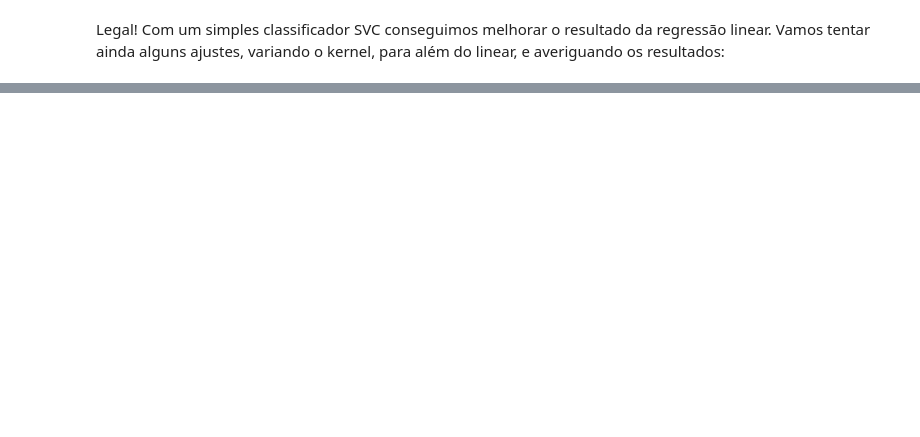
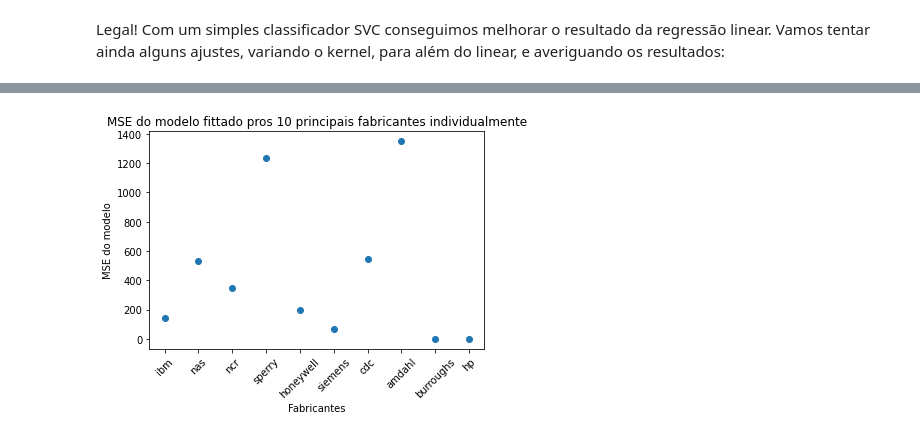
Before and after one commit to igorcj/computer_hardware, a Jupyter notebook: modelagem.ipynb, the cells around one changed output, grey strips where cells are left out. Saved outputs shown, nothing was run; the diff lists cells and outputs as text; code cells hidden in the pictures; blank space fills up the shorter version.

```diff
--- a/modelagem.ipynb
+++ b/modelagem.ipynb
@@ -195,0 +308,9 @@ for kernel in ['linear', 'poly', 'rbf', 'sigmoid']:
+# %%
+plt.scatter(fabricantes, mse)
+plt.xticks(rotation=45)
+plt.xlabel('Fabricantes')
+plt.ylabel('MSE do modelo')
+plt.title('MSE do modelo fittado pros 10 principais fabricantes individualmente')
+plt.show()
+# %% [output]
+[figure, added]
```
Also changed, not shown: parts of 40 cells of this notebook.
